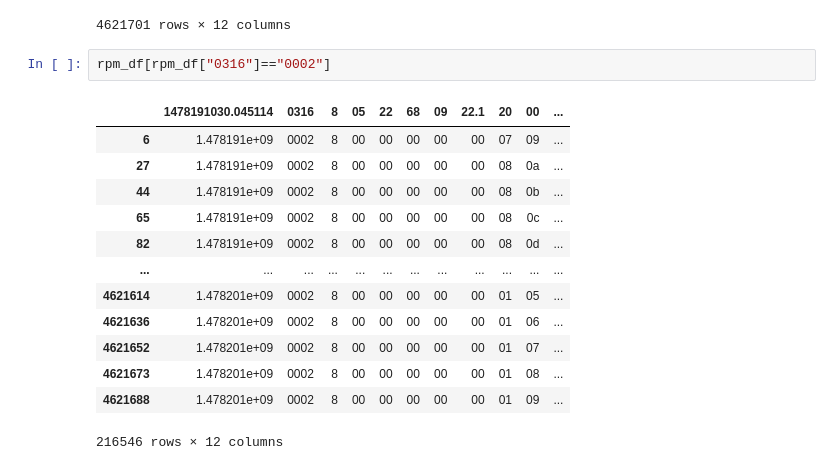
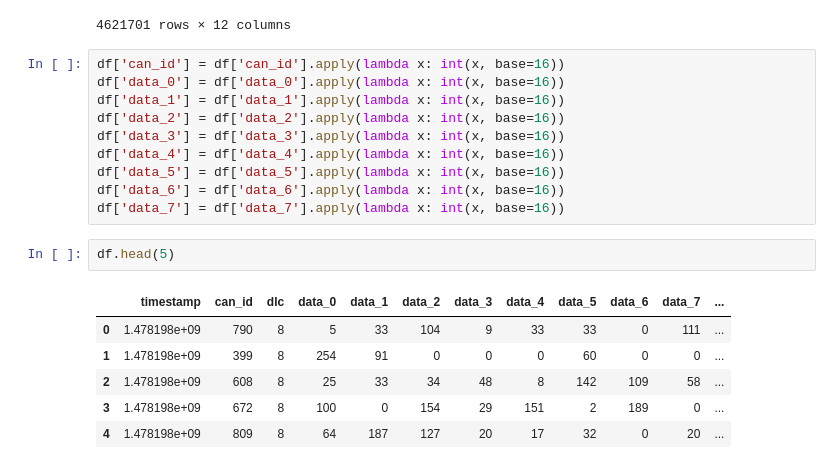
Before and after one commit to henriquelouz/csrd-cavs-attack-classification-benchmarking, a Jupyter notebook: CAV_attack_classification_benchmarking.ipynb, the cells around one changed output. Saved outputs shown, nothing was run; the diff lists cells and outputs as text.

```diff
--- a/CAV_attack_classification_benchmarking.ipynb
+++ b/CAV_attack_classification_benchmarking.ipynb
@@ -103,19 +103,22 @@ rpm_df[ids.isin(ids[ids.duplicated()])].sort_values("0316")
 | 508581 | 1.478191e+09 | 0690 | 8 | 00 | 00 | 01 | 00 | a0 | 02 | 00 | ... |
 | 2741010 | 1.478192e+09 | 0690 | 8 | 00 | 00 | 00 | 00 | a0 | 02 | 00 | ... |
 4621701 rows × 12 columns
-# %%
-rpm_df[rpm_df["0316"]=="0002"]
-# %% [output]
-|  | 1478191030.045114 | 0316 | 8 | 05 | 22 | 68 | 09 | 22.1 | 20 | 00 | ... |
-| 6 | 1.478191e+09 | 0002 | 8 | 00 | 00 | 00 | 00 | 00 | 07 | 09 | ... |
-| 27 | 1.478191e+09 | 0002 | 8 | 00 | 00 | 00 | 00 | 00 | 08 | 0a | ... |
-| 44 | 1.478191e+09 | 0002 | 8 | 00 | 00 | 00 | 00 | 00 | 08 | 0b | ... |
-| 65 | 1.478191e+09 | 0002 | 8 | 00 | 00 | 00 | 00 | 00 | 08 | 0c | ... |
-| 82 | 1.478191e+09 | 0002 | 8 | 00 | 00 | 00 | 00 | 00 | 08 | 0d | ... |
-| ... | ... | ... | ... | ... | ... | ... | ... | ... | ... | ... | ... |
-| 4621614 | 1.478201e+09 | 0002 | 8 | 00 | 00 | 00 | 00 | 00 | 01 | 05 | ... |
-| 4621636 | 1.478201e+09 | 0002 | 8 | 00 | 00 | 00 | 00 | 00 | 01 | 06 | ... |
-| 4621652 | 1.478201e+09 | 0002 | 8 | 00 | 00 | 00 | 00 | 00 | 01 | 07 | ... |
-| 4621673 | 1.478201e+09 | 0002 | 8 | 00 | 00 | 00 | 00 | 00 | 01 | 08 | ... |
-| 4621688 | 1.478201e+09 | 0002 | 8 | 00 | 00 | 00 | 00 | 00 | 01 | 09 | ... |
-216546 rows × 12 columns
+# %%
+df['can_id'] = df['can_id'].apply(lambda x: int(x, base=16))
+df['data_0'] = df['data_0'].apply(lambda x: int(x, base=16))
+df['data_1'] = df['data_1'].apply(lambda x: int(x, base=16))
+df['data_2'] = df['data_2'].apply(lambda x: int(x, base=16))
+df['data_3'] = df['data_3'].apply(lambda x: int(x, base=16))
+df['data_4'] = df['data_4'].apply(lambda x: int(x, base=16))
+df['data_5'] = df['data_5'].apply(lambda x: int(x, base=16))
+df['data_6'] = df['data_6'].apply(lambda x: int(x, base=16))
+df['data_7'] = df['data_7'].apply(lambda x: int(x, base=16))
+# %%
+df.head(5)
+# %% [output]
+|  | timestamp | can_id | dlc | data_0 | data_1 | data_2 | data_3 | data_4 | data_5 | data_6 | data_7 | ... |
+| 0 | 1.478198e+09 | 790 | 8 | 5 | 33 | 104 | 9 | 33 | 33 | 0 | 111 | ... |
+| 1 | 1.478198e+09 | 399 | 8 | 254 | 91 | 0 | 0 | 0 | 60 | 0 | 0 | ... |
+| 2 | 1.478198e+09 | 608 | 8 | 25 | 33 | 34 | 48 | 8 | 142 | 109 | 58 | ... |
+| 3 | 1.478198e+09 | 672 | 8 | 100 | 0 | 154 | 29 | 151 | 2 | 189 | 0 | ... |
+| 4 | 1.478198e+09 | 809 | 8 | 64 | 187 | 127 | 20 | 17 | 32 | 0 | 20 | ... |
```
Also changed, not shown: parts of 6 cells of this notebook.
